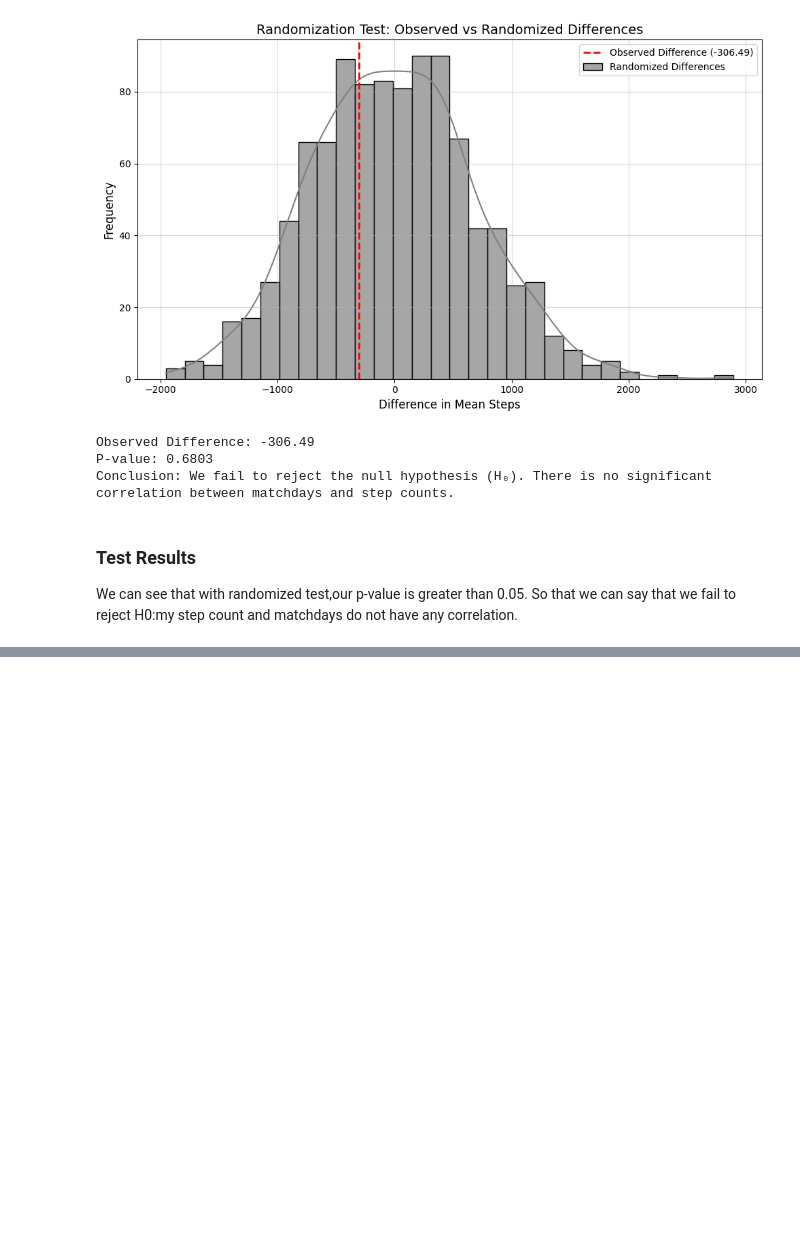
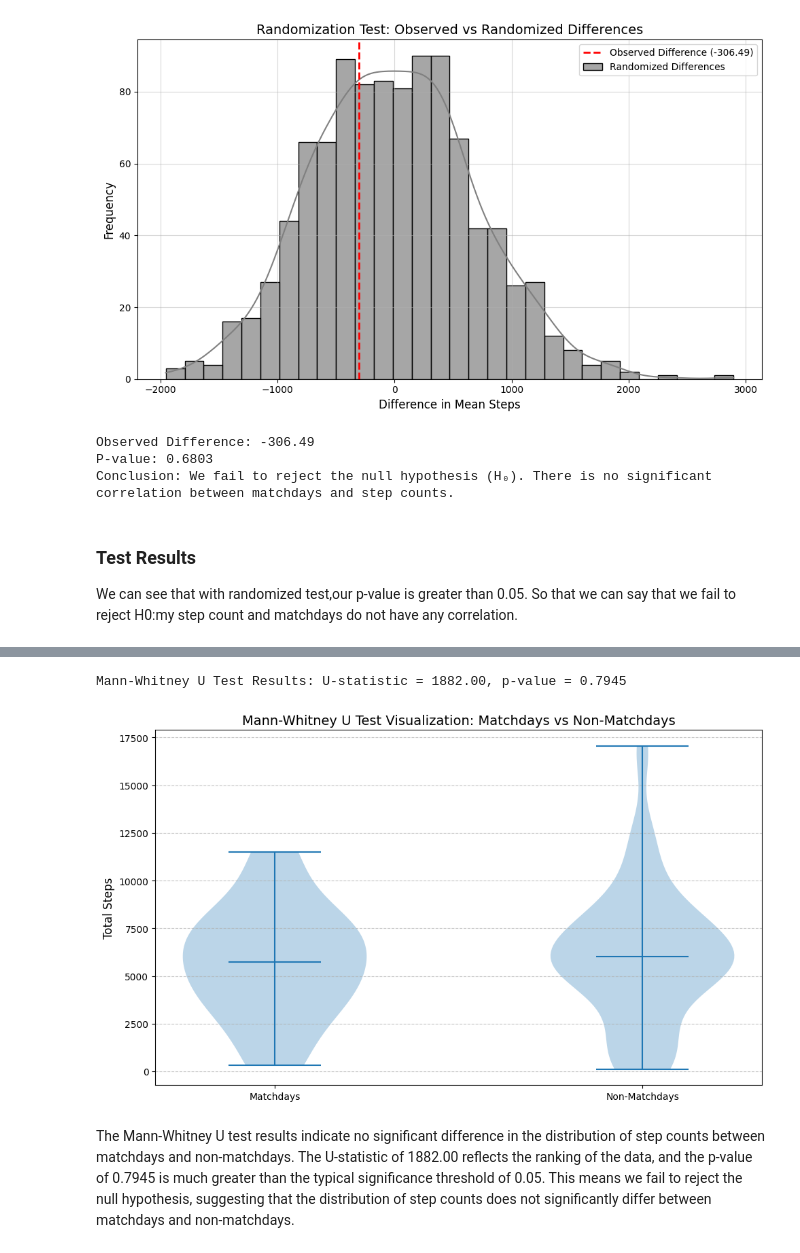
Before and after one commit to umutcanc7/DSA210-PROJECT-, a Jupyter notebook: Analysis_of_matchdays_and_step_count.ipynb, the cells around one changed output, grey strips where cells are left out. Cells and saved outputs as stored; diff of their text form; code cells hidden in the pictures; blank space fills up the shorter version.

```diff
--- a/Analysis_of_matchdays_and_step_count.ipynb
+++ b/Analysis_of_matchdays_and_step_count.ipynb
@@ -172,0 +287,52 @@ We can see that with randomized test,our p-value is greater than 0.05.
+# %%
+# This script performs a Mann-Whitney U Test to compare the distribution of step counts between matchdays and non-matchdays.
+
+# Import necessary libraries
+import pandas as pd
+import numpy as np
+from scipy.stats import mannwhitneyu
+import matplotlib.pyplot as plt
+
+# Load the datasets (upload your CSV files in Google Colab before running this code)
+# Step count data
+step_count_file = 'step_count.csv'  # Replace with your uploaded file's name
+match_data_file = 'match_data.csv'  # Replace with your uploaded file's name
+
+# Load step count data
+step_data = pd.read_csv(step_count_file)
+
+# Load match data
+match_data = pd.read_csv(match_data_file)
+
+# Convert 'Date' columns to datetime format
+step_data['Date'] = pd.to_datetime(step_data['Date'])
+match_data['Date'] = pd.to_datetime(match_data['Date'], format='%d.%m.%Y')
+
+# Add 'Matchday' column to step data
+step_data['Matchday'] = step_data['Date'].isin(match_data['Date'])
+
+# Merge datasets to include match details in the step data
+combined_data = pd.merge(step_data, match_data, on='Date', how='left')
+
+# Perform Mann-Whitney U Test
+matchday_steps = combined_data[combined_data['Matchday'] == True]['Total Steps']
+non_matchday_steps = combined_data[combined_data['Matchday'] == False]['Total Steps']
+stat, p_value = mannwhitneyu(matchday_steps, non_matchday_steps, alternative='two-sided')
+
+# Output Mann-Whitney U Test Results
+print(f"Mann-Whitney U Test Results: U-statistic = {stat:.2f}, p-value = {p_value:.4f}")
+
+# Visualization: Violin Plot for Matchdays vs Non-Matchdays
+plt.figure(figsize=(10, 6))
+plt.violinplot([matchday_steps, non_matchday_steps], showmeans=True)
+plt.xticks([1, 2], ['Matchdays', 'Non-Matchdays'])
+plt.title('Mann-Whitney U Test Visualization: Matchdays vs Non-Matchdays', fontsize=14)
+plt.ylabel('Total Steps', fontsize=12)
+plt.grid(axis='y', linestyle='--', alpha=0.7)
+plt.tight_layout()
+plt.show()
+# %% [output]
+Mann-Whitney U Test Results: U-statistic = 1882.00, p-value = 0.7945
+[figure, added]
+# %% [markdown]
+The Mann-Whitney U test results indicate no significant difference in the distribution of step counts between matchdays and non-matchdays. The U-statistic of 1882.00 reflects the ranking of the data, and the p-value of 0.7945 is much greater than the typical significance threshold of 0.05. This means we fail to reject the null hypothesis, suggesting that the distribution of step counts does not significantly differ between matchdays and non-matchdays.
```
Also changed, not shown: parts of 7 cells of this notebook.
